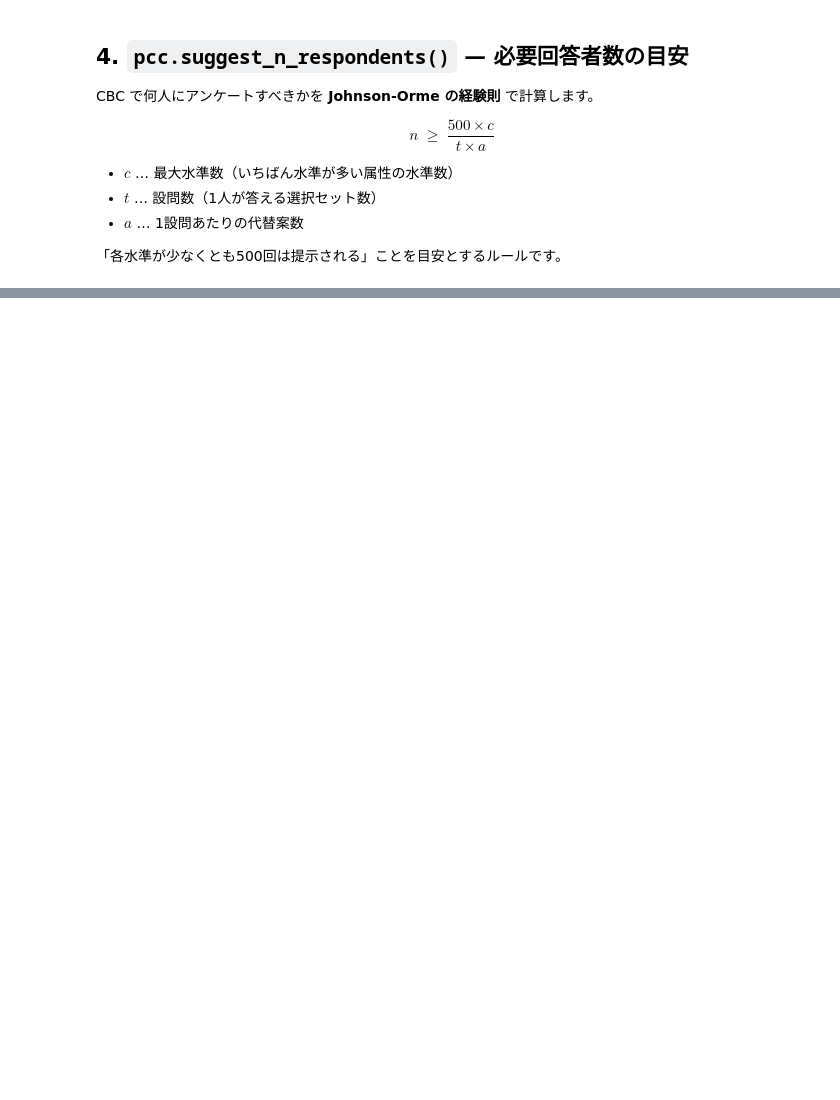
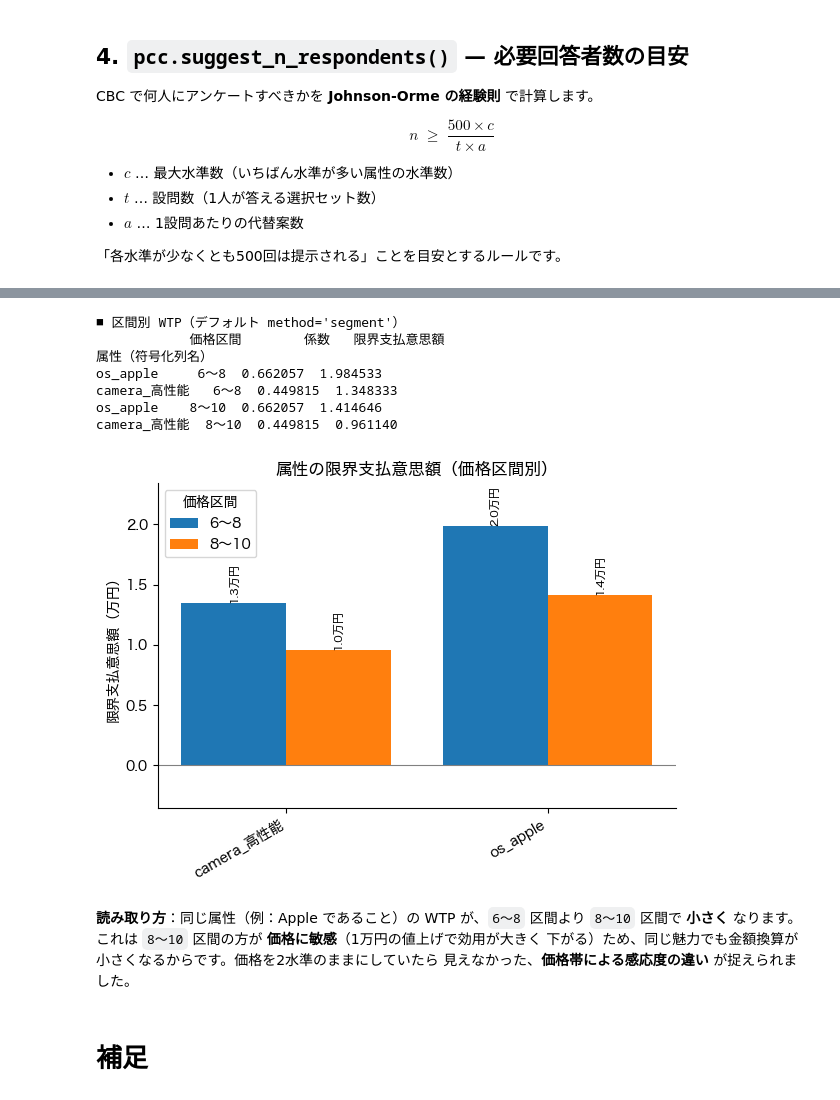
Before and after one commit to Py4Conjoint/py4conjoint, a Jupyter notebook: examples/overview_choice.ipynb, the cells around one changed output, grey strips where cells are left out. Cells and saved outputs as stored; diff of their text form; code cells hidden in the pictures; blank space fills up the shorter version.

```diff
--- a/examples/overview_choice.ipynb
+++ b/examples/overview_choice.ipynb
@@ -665,0 +442,14 @@ choice 版の方が理論的な裏付けが強い、というのが使い分け
+# %%
+# design は作り直さず、保存した3水準設計を読み込む
+design3 = pd.read_csv("design_smartphone_3price.csv")
+df3 = pcc.forms_to_data(
+    responses_file="responses_smartphone_3price_40.csv",
+    design=design3,
+    choice_labels=["製品A", "製品B", "製品C"],
+    forms="google",
+)
+
+# 価格もダミー化（price_8, price_10 が追加される。基準は price=6）
+coded3 = pcc.encode(df3, reference_levels={"price": 6, "os": "android", "camera": "標準"})
+result3 = pcc.fit(coded3, price_col="price")
+result3
@@ -665,0 +479,22 @@ choice 版の方が理論的な裏付けが強い、というのが使い分け
+# %%
+print("■ 区間別 WTP（デフォルト method='segment'）")
+print(result3.wtp())
+
+# 区間別 WTP をグループ化棒グラフで可視化（棒の高さは上の表と一致する）
+ax = result3.plot_wtp(price_unit="万円")
+# %% [output]
+■ 区間別 WTP（デフォルト method='segment'）
+            価格区間        係数   限界支払意思額
+属性（符号化列名）
+os_apple     6〜8  0.662057  1.984533
+camera_高性能   6〜8  0.449815  1.348333
+os_apple    8〜10  0.662057  1.414646
+camera_高性能  8〜10  0.449815  0.961140
+[figure, added]
+# %% [markdown]
+**読み取り方**：同じ属性（例：Apple であること）の WTP が、`6〜8` 区間より `8〜10` 区間で
+**小さく** なります。これは `8〜10` 区間の方が **価格に敏感**（1万円の値上げで効用が大きく
+下がる）ため、同じ魅力でも金額換算が小さくなるからです。価格を2水準のままにしていたら
+見えなかった、**価格帯による感応度の違い** が捉えられました。
+# %% [markdown]
+# 補足
```
Also changed, not shown: parts of 67 cells of this notebook, 6 other files.
